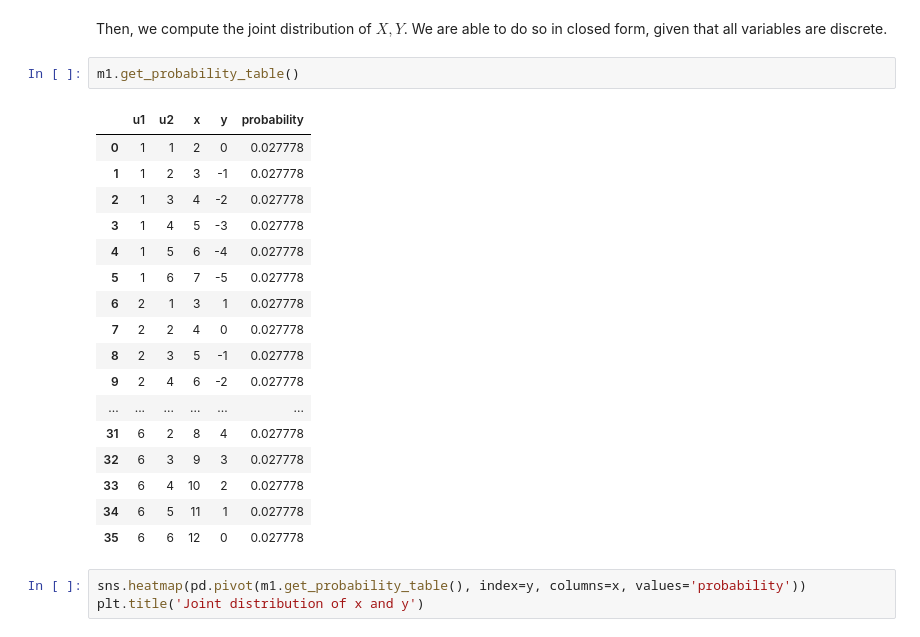
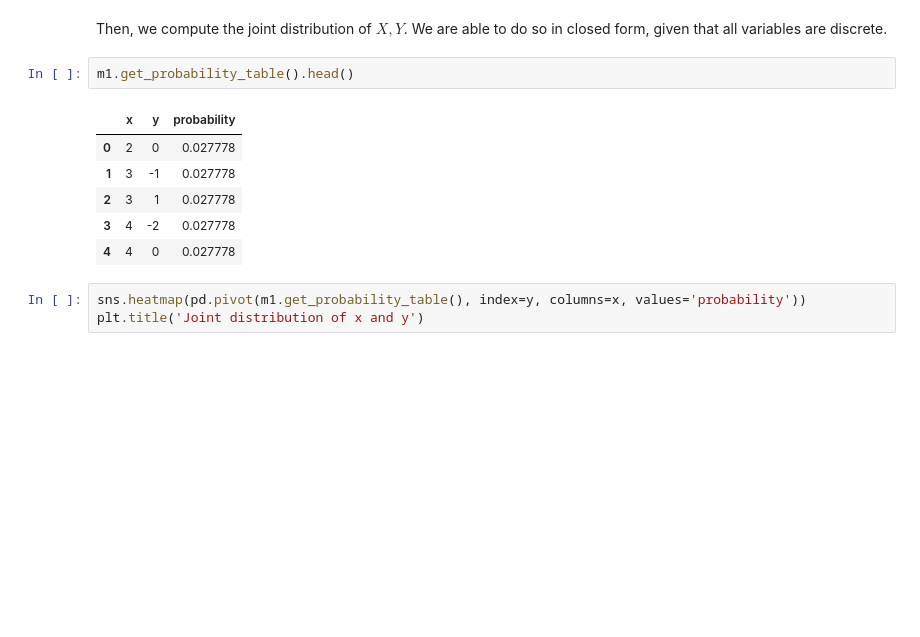
Before and after one commit to CausalAILab/causalai-book, a Jupyter notebook: chapter2.ipynb, the cells around one changed output. Drawn from its saved outputs; the diff is of its cells as text; blank space fills up the shorter version.

```diff
--- a/chapter2.ipynb
+++ b/chapter2.ipynb
@@ -93,25 +82,14 @@ First, we plot an empirical histogram of each variable's using $10^6$ samples dr
 # %% [markdown]
 Then, we compute the joint distribution of $X, Y$. We are able to do so in closed form, given that all variables are discrete.
 # %%
-m1.get_probability_table()
+m1.get_probability_table().head()
 # %% [output]
-|  | u1 | u2 | x | y | probability |
-| 0 | 1 | 1 | 2 | 0 | 0.027778 |
-| 1 | 1 | 2 | 3 | -1 | 0.027778 |
-| 2 | 1 | 3 | 4 | -2 | 0.027778 |
-| 3 | 1 | 4 | 5 | -3 | 0.027778 |
-| 4 | 1 | 5 | 6 | -4 | 0.027778 |
-| 5 | 1 | 6 | 7 | -5 | 0.027778 |
-| 6 | 2 | 1 | 3 | 1 | 0.027778 |
-| 7 | 2 | 2 | 4 | 0 | 0.027778 |
-| 8 | 2 | 3 | 5 | -1 | 0.027778 |
-| 9 | 2 | 4 | 6 | -2 | 0.027778 |
-| ... | ... | ... | ... | ... | ... |
-| 31 | 6 | 2 | 8 | 4 | 0.027778 |
-| 32 | 6 | 3 | 9 | 3 | 0.027778 |
-| 33 | 6 | 4 | 10 | 2 | 0.027778 |
-| 34 | 6 | 5 | 11 | 1 | 0.027778 |
-| 35 | 6 | 6 | 12 | 0 | 0.027778 |
+|  | x | y | probability |
+| 0 | 2 | 0 | 0.027778 |
+| 1 | 3 | -1 | 0.027778 |
+| 2 | 3 | 1 | 0.027778 |
+| 3 | 4 | -2 | 0.027778 |
+| 4 | 4 | 0 | 0.027778 |
 # %%
 sns.heatmap(pd.pivot(m1.get_probability_table(), index=y, columns=x, values='probability'))
 plt.title('Joint distribution of x and y')
```
Also changed, not shown: parts of 3 cells of this notebook.
